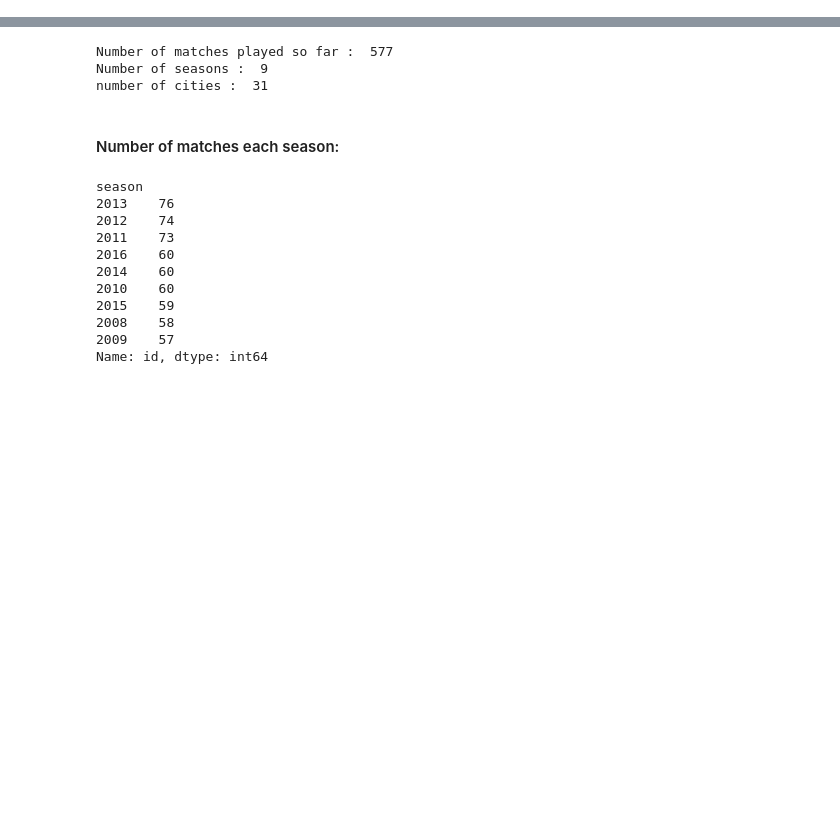
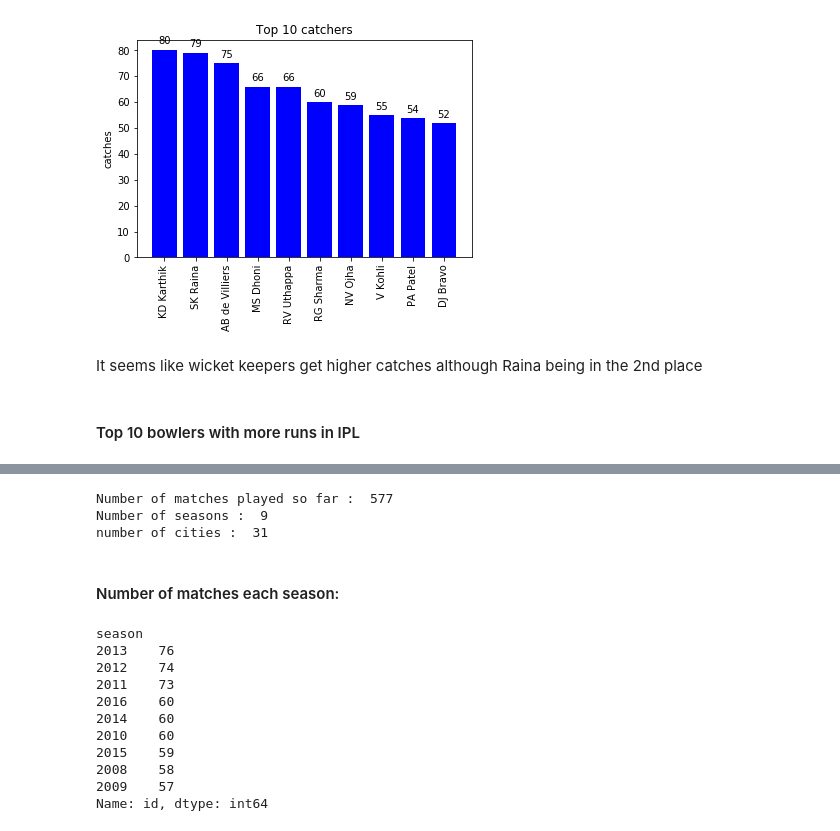
Before and after one commit to Madhu009/KaggleProblems, a Jupyter notebook: IPL-Data-Prediction/IPL_Data_analysis.ipynb, the cells around one changed output, grey strips where cells are left out. Cells and saved outputs as stored; diff of their text form; code cells hidden in the pictures; blank space fills up the shorter version.

```diff
--- a/IPL-Data-Prediction/IPL_Data_analysis.ipynb
+++ b/IPL-Data-Prediction/IPL_Data_analysis.ipynb
@@ -5,0 +92,24 @@ import matplotlib.pyplot as plt
+# %%
+catchers=score_df.groupby(['fielder'])['dismissal_kind'].agg(lambda a: (a=='caught').sum()).reset_index().sort_values(by='fielder',
+                                                                                                                         ascending=True).reset_index(drop=True)
+catchers=catchers.sort_values(by='dismissal_kind',ascending=False)[:10]
+# %%
+#plotting
+labels=np.array(catchers['fielder'])
+ind=np.arange(10)
+values=np.array(catchers['dismissal_kind'])
+
+fig,ax = plt.subplots()
+rects = ax.bar(ind,values,color='b')
+ax.set_xticklabels(labels,rotation='vertical')
+ax.set_xticks(ind)
+ax.set_title("Top 10 catchers")
+ax.set_ylabel('catches')
+autolabel(rects)
+plt.show()
+# %% [output]
+[figure, added]
+# %% [markdown]
+It seems like wicket keepers get higher catches although Raina being in the 2nd place
+# %% [markdown]
+#### Top 10 bowlers with more runs in IPL
```
Also changed, not shown: parts of 64 cells of this notebook.
